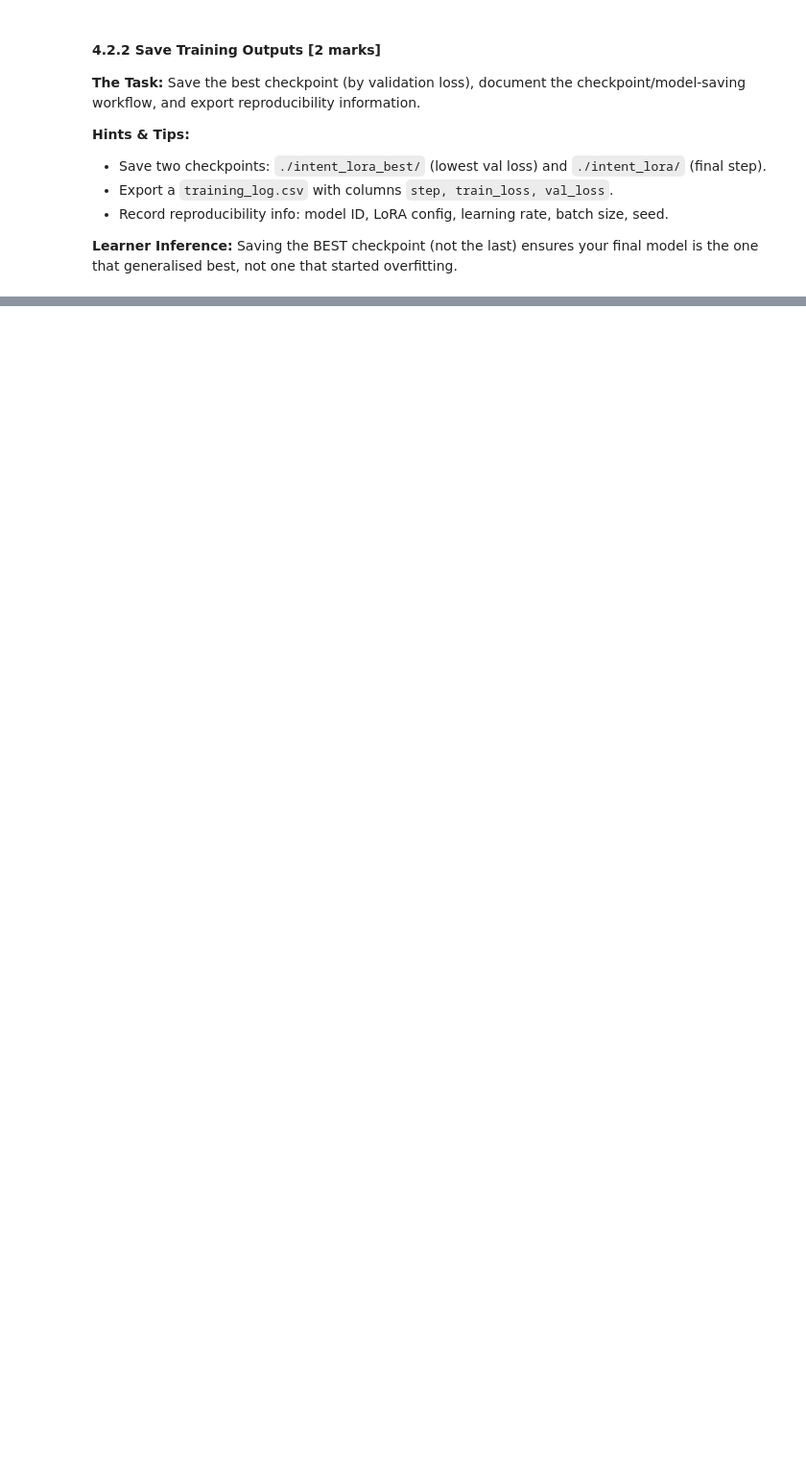
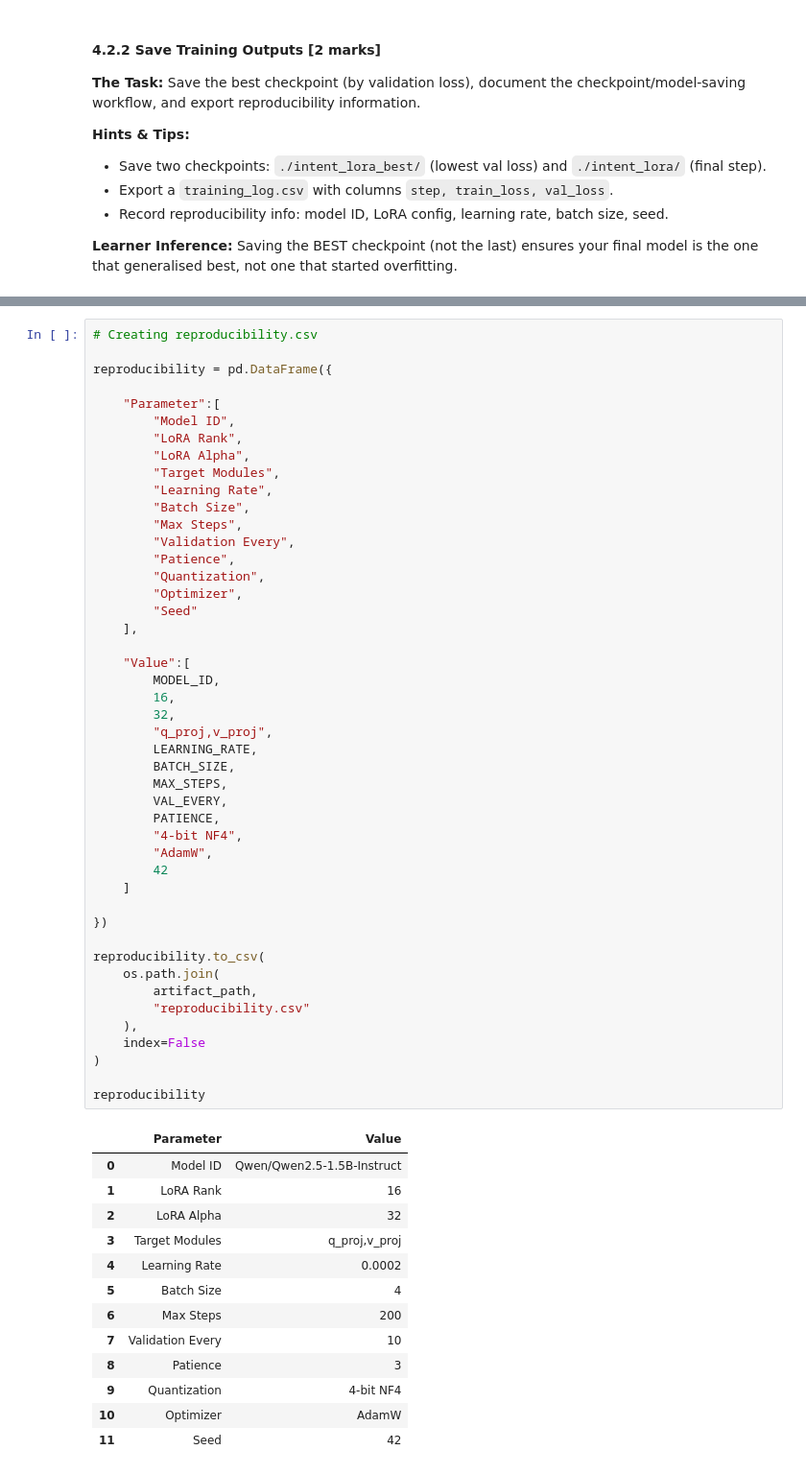
Before and after one commit to ssprajapati2021/Hybrid-RAG-Fine-Tuning, a Jupyter notebook: notebook/Fine_Tuning_Pipeline.ipynb, the cells around one changed output, grey strips where cells are left out. Shown at 96% size. Drawn from its saved outputs; the diff is of its cells as text; blank space fills up the shorter version.

```diff
--- a/notebook/Fine_Tuning_Pipeline.ipynb
+++ b/notebook/Fine_Tuning_Pipeline.ipynb
@@ -170,0 +519,60 @@ model = peft_model
+# %%
+# Creating reproducibility.csv
+
+reproducibility = pd.DataFrame({
+
+    "Parameter":[
+        "Model ID",
+        "LoRA Rank",
+        "LoRA Alpha",
+        "Target Modules",
+        "Learning Rate",
+        "Batch Size",
+        "Max Steps",
+        "Validation Every",
+        "Patience",
+        "Quantization",
+        "Optimizer",
+        "Seed"
+    ],
+
+    "Value":[
+        MODEL_ID,
+        16,
+        32,
+        "q_proj,v_proj",
+        LEARNING_RATE,
+        BATCH_SIZE,
+        MAX_STEPS,
+        VAL_EVERY,
+        PATIENCE,
+        "4-bit NF4",
+        "AdamW",
+        42
+    ]
+
+})
+
+reproducibility.to_csv(
+    os.path.join(
+        artifact_path,
+        "reproducibility.csv"
+    ),
+    index=False
+)
+
+reproducibility
+# %% [output]
+|  | Parameter | Value |
+| 0 | Model ID | Qwen/Qwen2.5-1.5B-Instruct |
+| 1 | LoRA Rank | 16 |
+| 2 | LoRA Alpha | 32 |
+| 3 | Target Modules | q_proj,v_proj |
+| 4 | Learning Rate | 0.0002 |
+| 5 | Batch Size | 4 |
+| 6 | Max Steps | 200 |
+| 7 | Validation Every | 10 |
+| 8 | Patience | 3 |
+| 9 | Quantization | 4-bit NF4 |
+| 10 | Optimizer | AdamW |
+| 11 | Seed | 42 |
```
Also changed, not shown: parts of 16 cells of this notebook.
